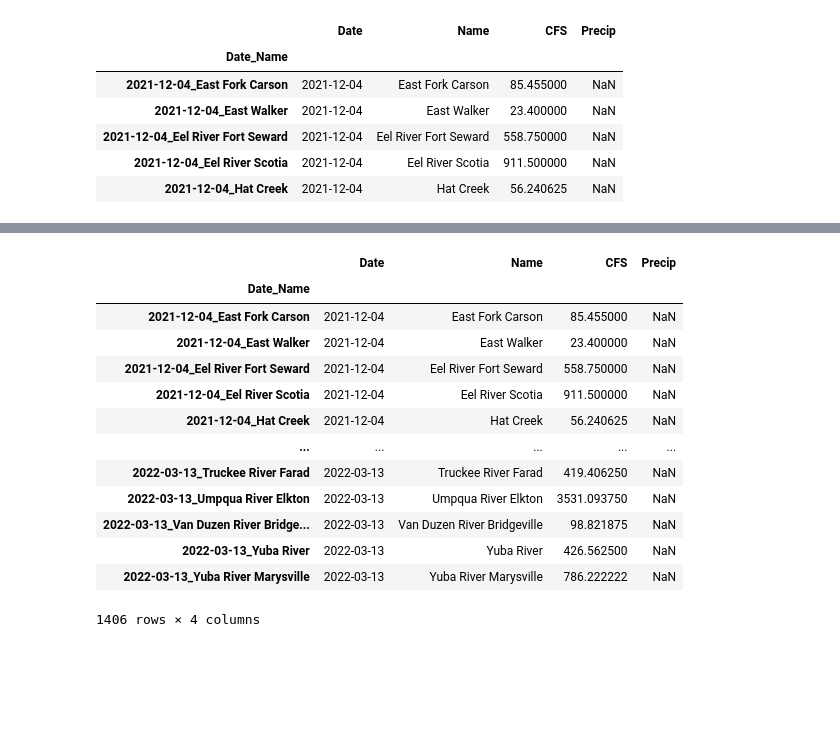
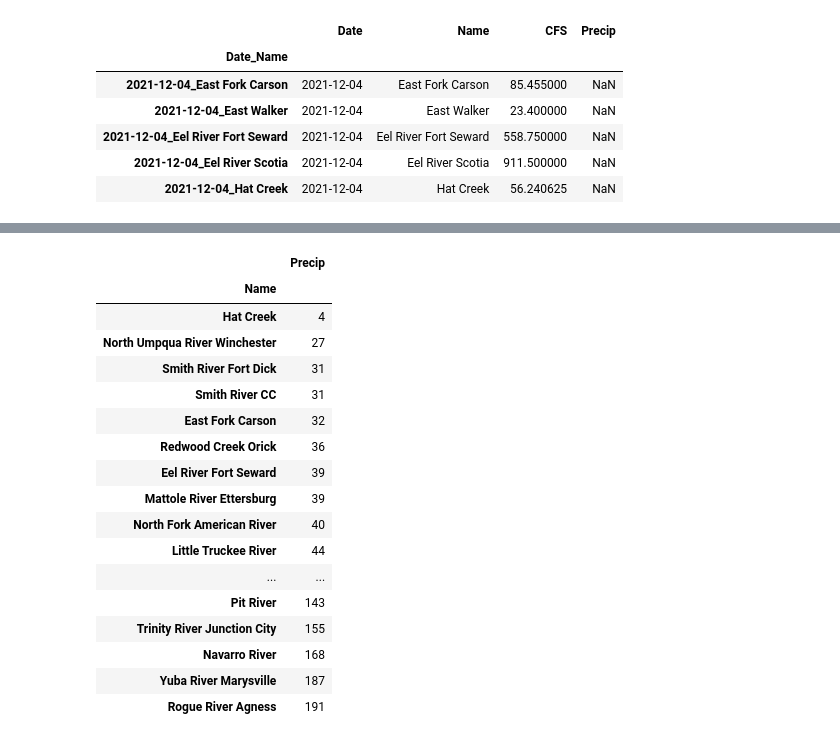
Before and after one commit to Pippeys/River_Data, a Jupyter notebook: Analysis.ipynb, the cells around one changed output, grey strips where cells are left out. Cells and saved outputs as stored; diff of their text form; code cells hidden in the pictures; blank space fills up the shorter version.

```diff
--- a/Analysis.ipynb
+++ b/Analysis.ipynb
@@ -53,17 +38,21 @@ df.loc[df.Name == 'Van Duzen River Bridgeville'].tail(50)
-# %%
-df.loc[df.Precip.isnull()]
-# %% [output]
-|  | Date | Name | CFS | Precip |
-| Date_Name |  |  |  |  |
-| 2021-12-04_East Fork Carson | 2021-12-04 | East Fork Carson | 85.455000 | NaN |
-| 2021-12-04_East Walker | 2021-12-04 | East Walker | 23.400000 | NaN |
-| 2021-12-04_Eel River Fort Seward | 2021-12-04 | Eel River Fort Seward | 558.750000 | NaN |
-| 2021-12-04_Eel River Scotia | 2021-12-04 | Eel River Scotia | 911.500000 | NaN |
-| 2021-12-04_Hat Creek | 2021-12-04 | Hat Creek | 56.240625 | NaN |
-| ... | ... | ... | ... | ... |
-| 2022-03-13_Truckee River Farad | 2022-03-13 | Truckee River Farad | 419.406250 | NaN |
-| 2022-03-13_Umpqua River Elkton | 2022-03-13 | Umpqua River Elkton | 3531.093750 | NaN |
-| 2022-03-13_Van Duzen River Bridge... | 2022-03-13 | Van Duzen River Bridgeville | 98.821875 | NaN |
-| 2022-03-13_Yuba River | 2022-03-13 | Yuba River | 426.562500 | NaN |
-| 2022-03-13_Yuba River Marysville | 2022-03-13 | Yuba River Marysville | 786.222222 | NaN |
-1406 rows × 4 columns
+# %%
+rain[['Name','Precip']].loc[rain.Precip.isnull()==False].groupby('Name').count().sort_values('Precip')
+# %% [output]
+|  | Precip |
+| Name |  |
+| Hat Creek | 4 |
+| North Umpqua River Winchester | 27 |
+| Smith River Fort Dick | 31 |
+| Smith River CC | 31 |
+| East Fork Carson | 32 |
+| Redwood Creek Orick | 36 |
+| Eel River Fort Seward | 39 |
+| Mattole River Ettersburg | 39 |
+| North Fork American River | 40 |
+| Little Truckee River | 44 |
+| ... | ... |
+| Pit River | 143 |
+| Trinity River Junction City | 155 |
+| Navarro River | 168 |
+| Yuba River Marysville | 187 |
+| Rogue River Agness | 191 |
```
Also changed, not shown: parts of 3 cells of this notebook, 7 other files.
